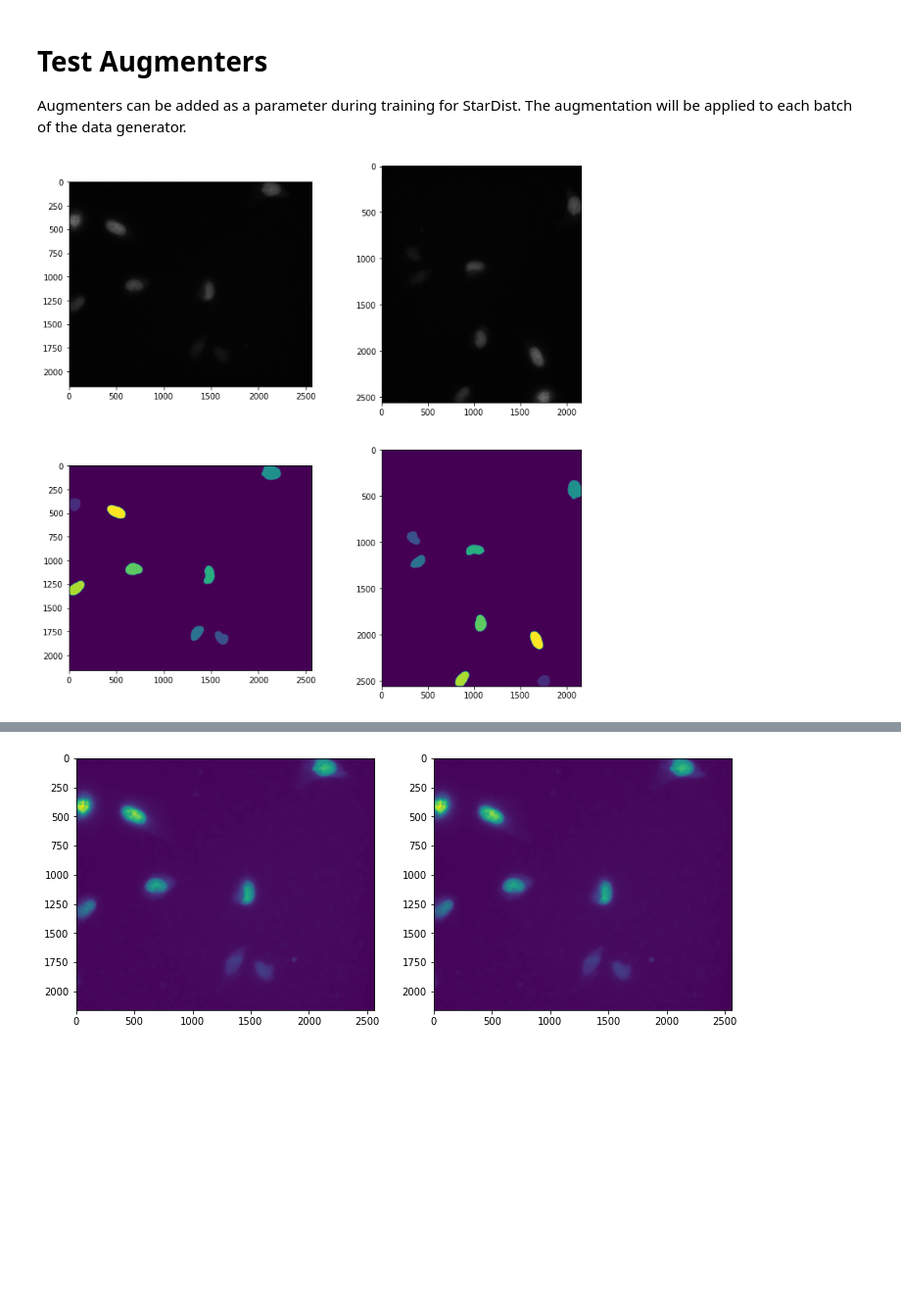
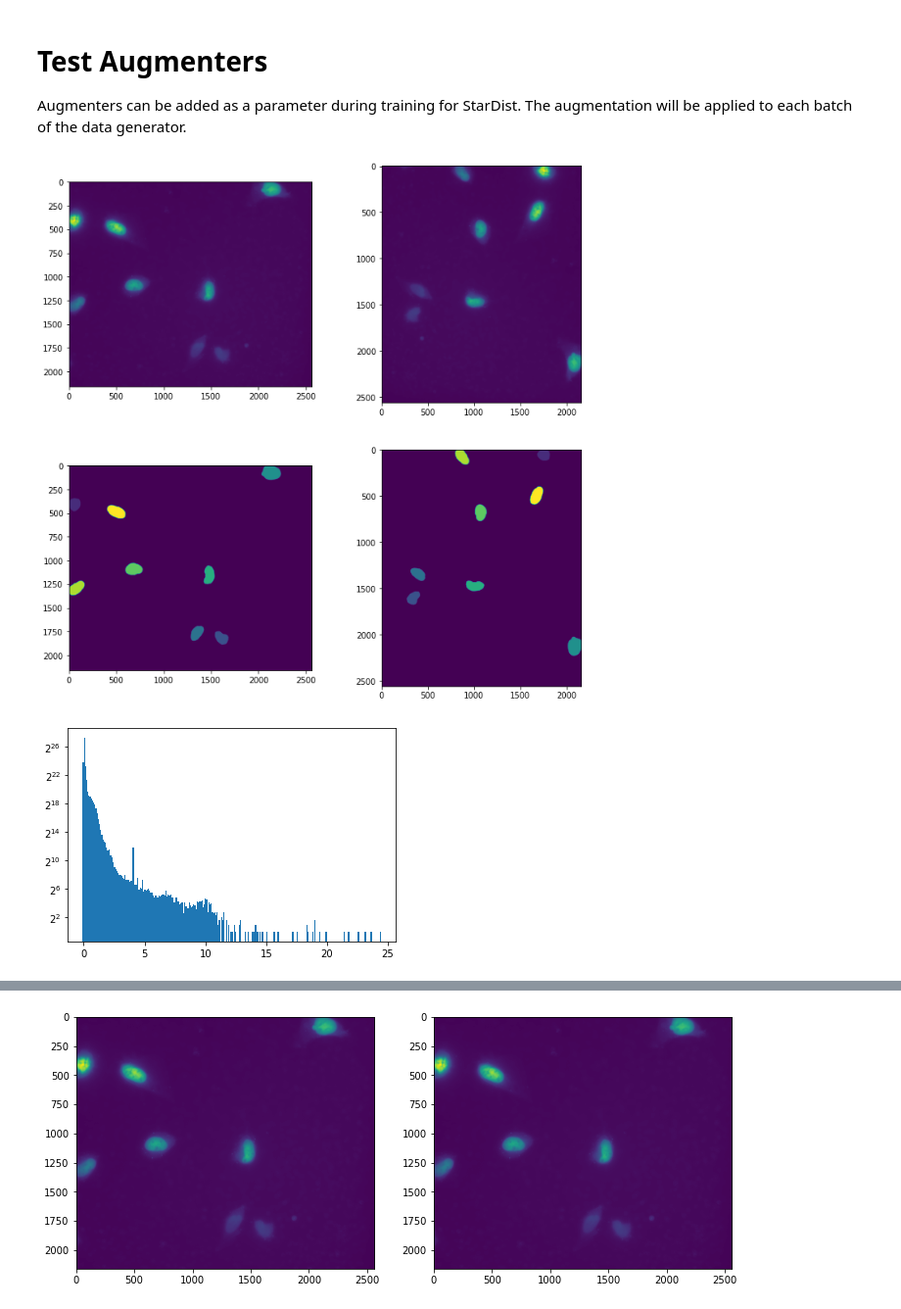
Before and after one commit to annajiwons/merfish-segmentation, a Jupyter notebook: 5_stardist_merfish_augmented/augmenters.ipynb, the cells around one changed output, grey strips where cells are left out. Shown at 98% size. Drawn from its saved outputs; the diff is of its cells as text; code cells hidden in the pictures; blank space fills up the shorter version.

```diff
--- a/5_stardist_merfish_augmented/augmenters.ipynb
+++ b/5_stardist_merfish_augmented/augmenters.ipynb
@@ -19,9 +19,9 @@ merfish_dir = f'{image_dir}/merfish'
 merfish_image_names = sorted(glob(f'{merfish_dir}/train/images/*.tif'))
 merfish_images = [normalize(img, 1, 99.8, axis=(0, 1)) for img in list(map(io.imread, merfish_image_names))]
 # %%
-# Load masks in train dirs
+# Load masks in train dirs and fill small label holes
 merfish_mask_names = sorted(glob(f'{merfish_dir}/train/masks/manual/*.tif'))
-merfish_masks = [normalize(img, 1, 99.8, axis=(0, 1)) for img in list(map(io.imread, merfish_mask_names))]
+merfish_masks = list(map(io.imread, merfish_mask_names))
 # %% [markdown]
 # Test Augmenters
 
@@ -48,7 +48,7 @@ figure_axes[0][1].imshow(img)
 figure_axes[1][0].imshow(merfish_masks[3])
 figure_axes[1][1].imshow(mask);
 # %% [output]
-[figure, old version]
+[figure, new version]
 # %%
 # Random intensity (brightness / contrast) augmenter, from: https://nbviewer.jupyter.org/github/stardist/stardist/blob/master/examples/2D/2_training.ipynb
 def random_intensity_change(img):
@@ -57 +57,11 @@ def random_intensity_change(img):
     return img
+# %%
+# Look at the histogram for all images to see if above intensity changes are reasonable
+ravel_imgs = [img.ravel() for img in merfish_images]
+combined = np.append([], ravel_imgs)
+combined[combined > 0];
+# %%
+plt.hist(combined, bins = 256)
+plt.yscale('log', base = 2);
+# %% [output]
+[figure, added]
```
Also changed, not shown: parts of 5 cells of this notebook, 32 other files.
